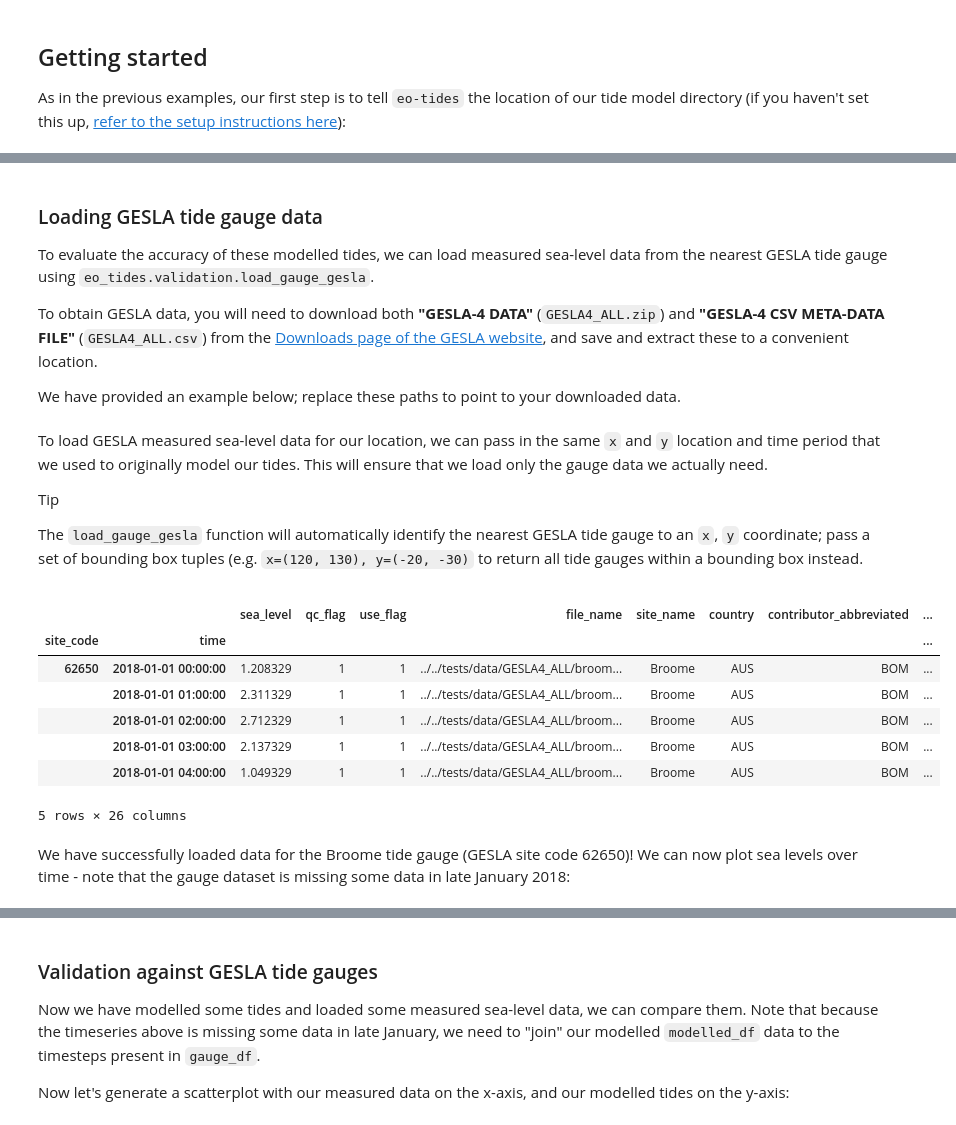
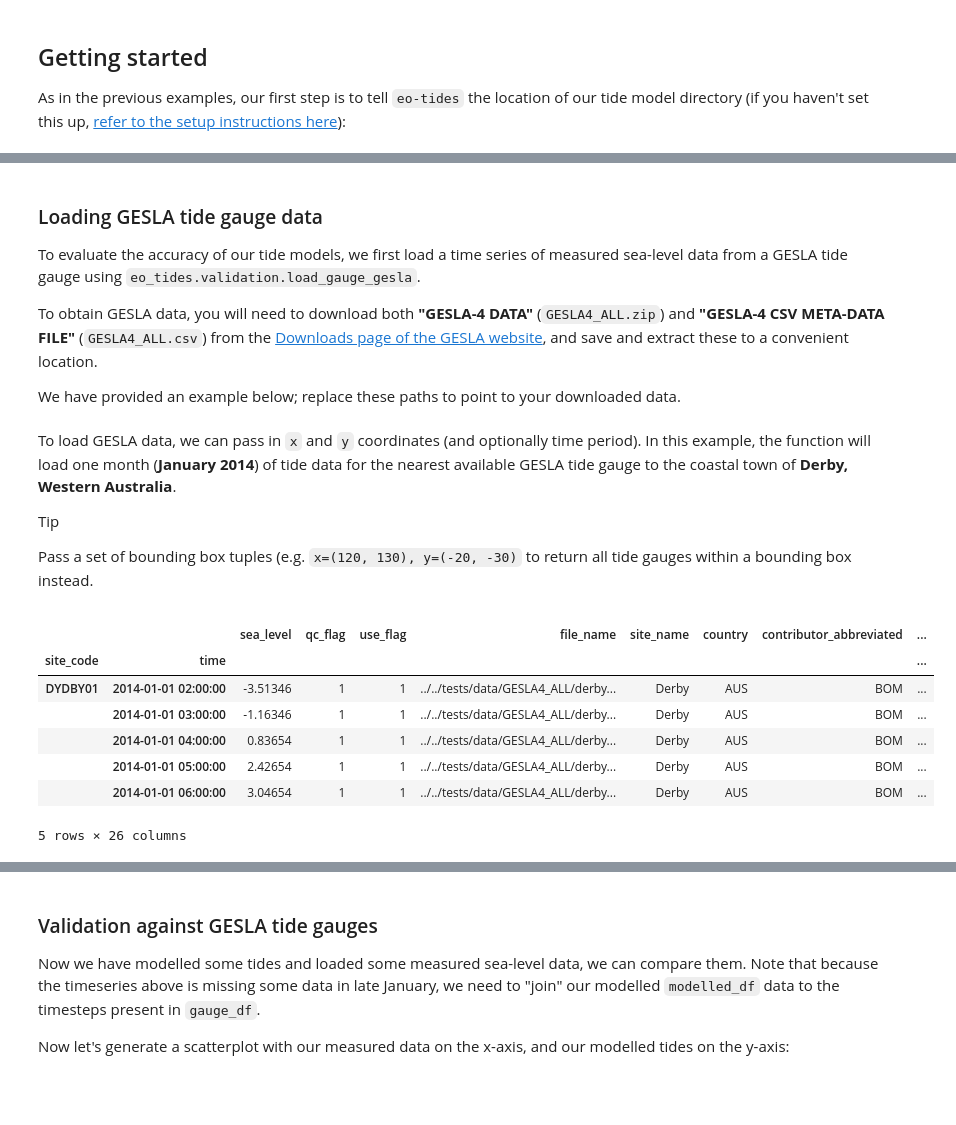
Before and after one commit to GeoscienceAustralia/eo-tides, a Jupyter notebook: docs/notebooks/Validating_tides.ipynb, the cells around one changed output, grey strips where cells are left out. Cells and saved outputs as stored; diff of their text form; code cells hidden in the pictures; blank space fills up the shorter version.

```diff
--- a/docs/notebooks/Validating_tides.ipynb
+++ b/docs/notebooks/Validating_tides.ipynb
@@ -57,7 +27,7 @@ Modelling tides with EOT20
 # %% [markdown]
 ### Loading GESLA tide gauge data
 
-To evaluate the accuracy of these modelled tides, we can load measured sea-level data from the nearest GESLA tide gauge using `eo_tides.validation.load_gauge_gesla`.
+To evaluate the accuracy of our tide models, we first load a time series of measured sea-level data from a GESLA tide gauge using `eo_tides.validation.load_gauge_gesla`.
 
 To obtain GESLA data, you will need to download both **"GESLA-4 DATA"** (`GESLA4_ALL.zip`) and **"GESLA-4 CSV META-DATA FILE"** (`GESLA4_ALL.csv`) from the [Downloads page of the GESLA website](https://gesla787883612.wordpress.com/downloads/), and save and extract these to a convenient location.
 
@@ -66,36 +36,36 @@ We have provided an example below; replace these paths to point to your download
 gesla_data_path = "../../tests/data/GESLA4_ALL/"
 gesla_metadata_path = "../../tests/data/GESLA4_ALL.csv"
 # %% [markdown]
-To load GESLA measured sea-level data for our location, we can pass in the same `x` and `y` location and time period that we used to originally model our tides.
-This will ensure that we load only the gauge data we actually need.
+To load GESLA data, we can pass in `x` and `y` coordinates (and optionally time period).
+In this example, the function will load one month (**January 2014**) of tide data for the nearest available GESLA tide gauge to the coastal town of **Derby, Western Australia**.
 
 <div class="admonition tip">
     <p class="admonition-title">Tip</p>
     <p>
-        The <code>load_gauge_gesla</code> function will automatically identify the nearest GESLA tide gauge to an <code>x</code>, <code>y</code> coordinate; pass a set of bounding box tuples (e.g. <code>x=(120, 130), y=(-20, -30)</code> to return all tide gauges within a bounding box instead.
+        Pass a set of bounding box tuples (e.g. <code>x=(120, 130), y=(-20, -30)</code> to return all tide gauges within a bounding box instead.
     </p>
 </div>
 # %%
 from eo_tides.validation import load_gauge_gesla
+
+x, y = 123.606725, -17.291899
 
 # Load gauge data
 gauge_df = load_gauge_gesla(
     x=x,
     y=y,
-    time=(start_time, end_time),
+    time=("2014-01", "2014-01"),
     correct_mean=True,
     data_path=gesla_data_path,
     metadata_path=gesla_metadata_path,
 )
 gauge_df.head()
 # %% [output]
 |  |  | sea_level | qc_flag | use_flag | file_name | site_name | country | contributor_abbreviated | ... |
 | site_code | time |  |  |  |  |  |  |  | ... |
-| 62650 | 2018-01-01 00:00:00 | 1.208329 | 1 | 1 | ../../tests/data/GESLA4_ALL/broom... | Broome | AUS | BOM | ... |
-|  | 2018-01-01 01:00:00 | 2.311329 | 1 | 1 | ../../tests/data/GESLA4_ALL/broom... | Broome | AUS | BOM | ... |
-|  | 2018-01-01 02:00:00 | 2.712329 | 1 | 1 | ../../tests/data/GESLA4_ALL/broom... | Broome | AUS | BOM | ... |
-|  | 2018-01-01 03:00:00 | 2.137329 | 1 | 1 | ../../tests/data/GESLA4_ALL/broom... | Broome | AUS | BOM | ... |
-|  | 2018-01-01 04:00:00 | 1.049329 | 1 | 1 | ../../tests/data/GESLA4_ALL/broom... | Broome | AUS | BOM | ... |
+| DYDBY01 | 2014-01-01 02:00:00 | -3.51346 | 1 | 1 | ../../tests/data/GESLA4_ALL/derby... | Derby | AUS | BOM | ... |
+|  | 2014-01-01 03:00:00 | -1.16346 | 1 | 1 | ../../tests/data/GESLA4_ALL/derby... | Derby | AUS | BOM | ... |
+|  | 2014-01-01 04:00:00 | 0.83654 | 1 | 1 | ../../tests/data/GESLA4_ALL/derby... | Derby | AUS | BOM | ... |
+|  | 2014-01-01 05:00:00 | 2.42654 | 1 | 1 | ../../tests/data/GESLA4_ALL/derby... | Derby | AUS | BOM | ... |
+|  | 2014-01-01 06:00:00 | 3.04654 | 1 | 1 | ../../tests/data/GESLA4_ALL/derby... | Derby | AUS | BOM | ... |
 5 rows × 26 columns
-# %% [markdown]
-We have successfully loaded data for the Broome tide gauge (GESLA site code 62650)! We can now plot sea levels over time - note that the gauge dataset is missing some data in late January 2018:
```
Also changed, not shown: parts of 26 cells of this notebook, 4 other files.
